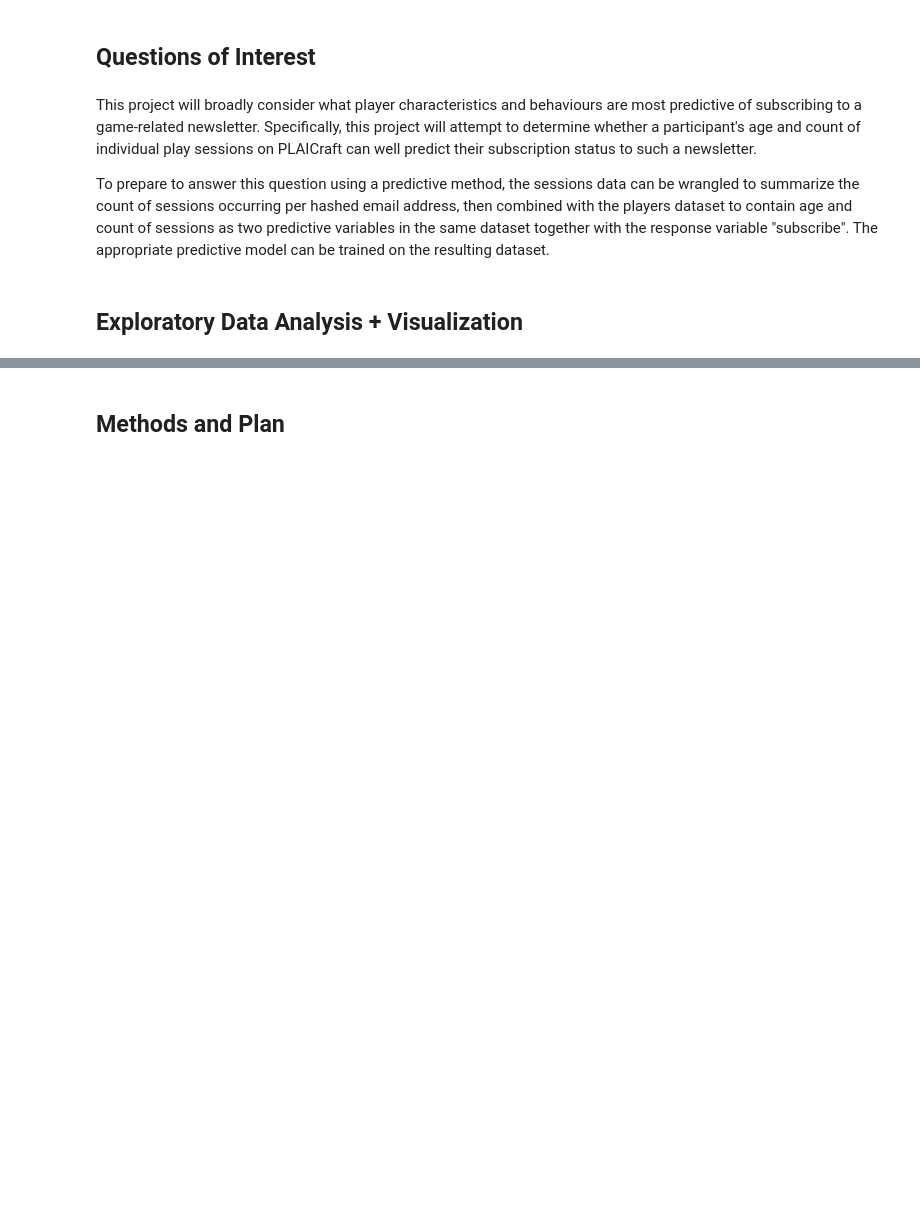
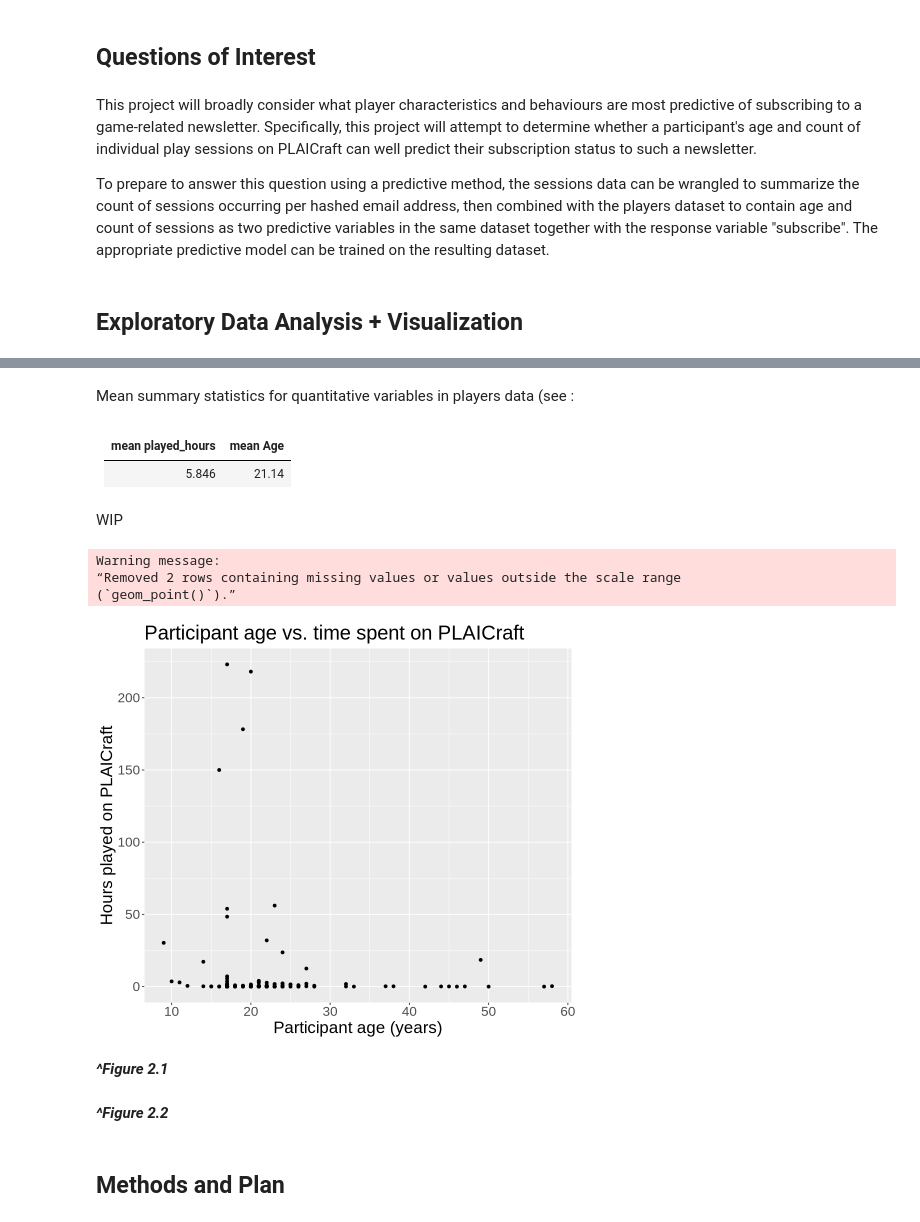
Before and after one commit to chrispy-tacos/dsci_idv_planning, a Jupyter notebook: chris_gibbons_2_idv_planning.ipynb, the cells around one changed output, grey strips where cells are left out. Cells and saved outputs as stored; diff of their text form; code cells hidden in the pictures; blank space fills up the shorter version.

Commit message:
Begun working on EDA and visualization
Also made revisions to various sections

```diff
--- a/chris_gibbons_2_idv_planning.ipynb
+++ b/chris_gibbons_2_idv_planning.ipynb
@@ -136,0 +169,24 @@ To prepare to answer this question using a predictive method, the sessions data
+# %% [markdown]
+Mean summary statistics for quantitative variables in players data (see :
+# %% [markdown]
+| mean played_hours | mean Age |
+| --- | --- |
+| 5.846 | 21.14 |
+# %% [markdown]
+WIP
+# %%
+options(repr.plot.width = 8, repr.plot.length = 8)
+
+players_plot <- ggplot(players_data, aes(x = Age, y = played_hours)) +
+    geom_point() +
+    labs(x = "Participant age (years)", y = "Hours played on PLAICraft") +
+    ggtitle("Participant age vs. time spent on PLAICraft") +
+    theme(text = element_text(size = 20))
+players_plot
+# %% [output]
+Warning message:
+“Removed 2 rows containing missing values or values outside the scale range
+(`geom_point()`).”
+[figure, added]
+# %% [markdown]
+***^Figure 2.1***
@@ -137,3 +195,5 @@ To prepare to answer this question using a predictive method, the sessions data
+# %% [markdown]
+***^Figure 2.2***
 # %% [markdown]
 ## Methods and Plan
 # %% [markdown]
```
Also changed, not shown: parts of 8 cells of this notebook.
